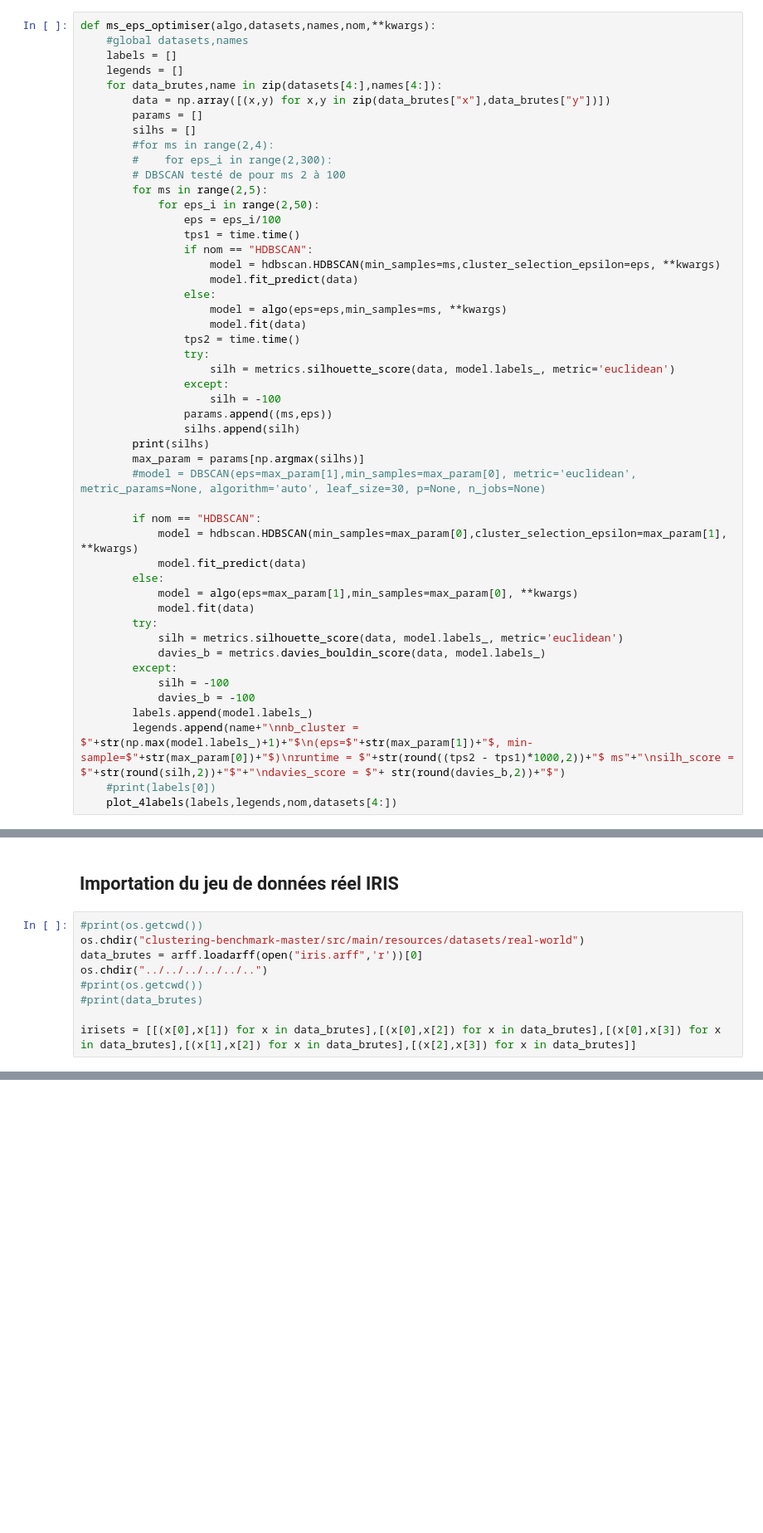
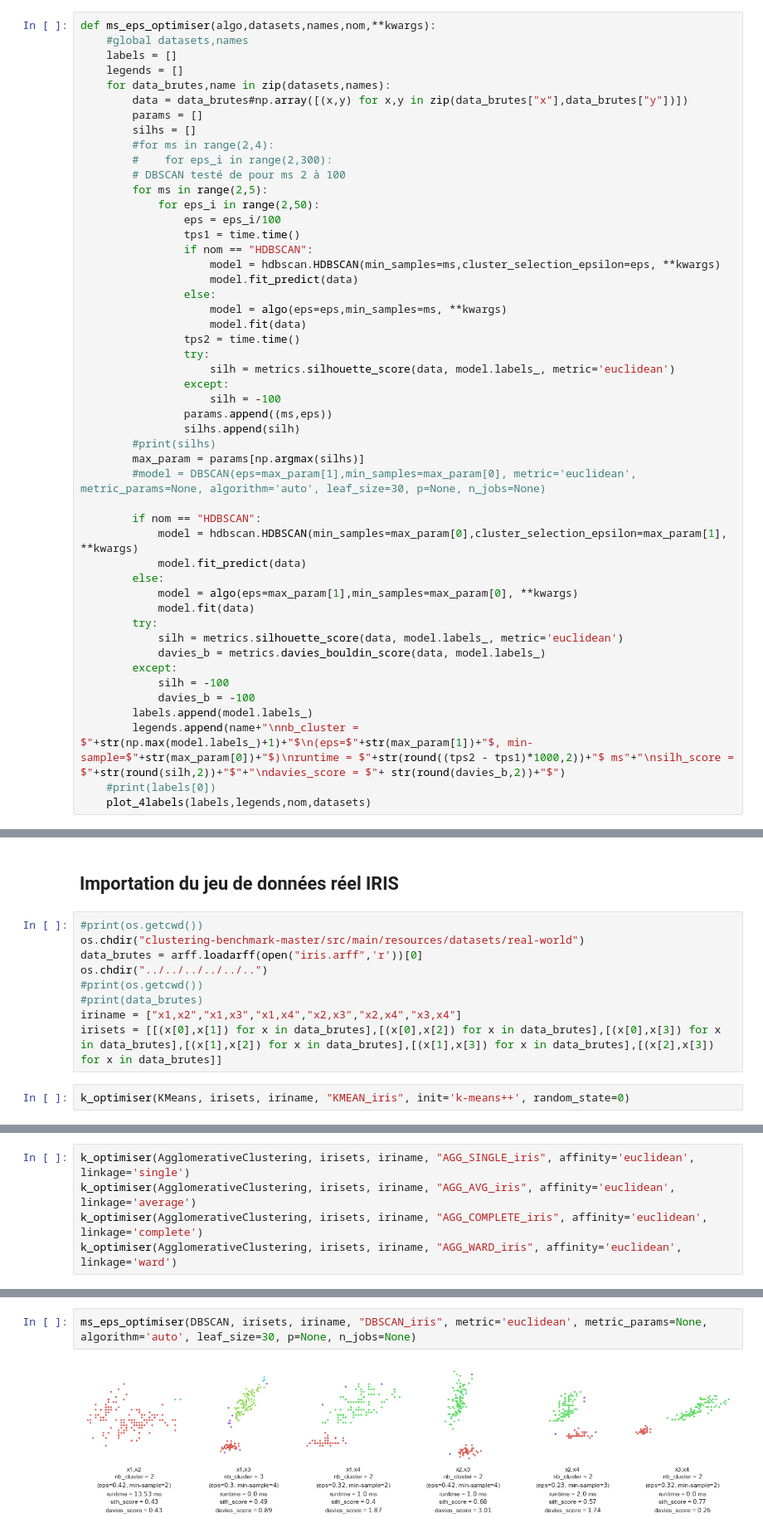
Before and after one commit to usernamedjpris/TP-apprentissage, a Jupyter notebook: IRIS-clustering.ipynb, the cells around one changed output, grey strips where cells are left out. Shown at 83% size. Cells and saved outputs as stored; diff of their text form; blank space fills up the shorter version.

Commit message:
iris dataset testé pour kmeans, agg, dbscan

```diff
--- a/IRIS-clustering.ipynb
+++ b/IRIS-clustering.ipynb
@@ -108,8 +107,8 @@ def ms_eps_optimiser(algo,datasets,names,nom,**kwargs):
     #global datasets,names
     labels = []
     legends = []
-    for data_brutes,name in zip(datasets[4:],names[4:]):
-        data = np.array([(x,y) for x,y in zip(data_brutes["x"],data_brutes["y"])])
+    for data_brutes,name in zip(datasets,names):
+        data = data_brutes#np.array([(x,y) for x,y in zip(data_brutes["x"],data_brutes["y"])])
         params = []
         silhs = []
         #for ms in range(2,4):
@@ -132,7 +131,7 @@ def ms_eps_optimiser(algo,datasets,names,nom,**kwargs):
                     silh = -100
                 params.append((ms,eps))
                 silhs.append(silh)
-        print(silhs)
+        #print(silhs)
         max_param = params[np.argmax(silhs)]
         #model = DBSCAN(eps=max_param[1],min_samples=max_param[0], metric='euclidean', metric_params=None, algorithm='auto', leaf_size=30, p=None, n_jobs=None)
 
@@ -151,7 +150,7 @@ def ms_eps_optimiser(algo,datasets,names,nom,**kwargs):
         labels.append(model.labels_)
         legends.append(name+"\nnb_cluster = $"+str(np.max(model.labels_)+1)+"$\n(eps=$"+str(max_param[1])+"$, min-sample=$"+str(max_param[0])+"$)\nruntime = $"+str(round((tps2 - tps1)*1000,2))+"$ ms"+"\nsilh_score = $"+str(round(silh,2))+"$"+"\ndavies_score = $"+ str(round(davies_b,2))+"$")
     #print(labels[0])
-    plot_4labels(labels,legends,nom,datasets[4:])
+    plot_4labels(labels,legends,nom,datasets)
 # %%
 k_optimiser(KMeans, datasets, names, "KMEAN", init='k-means++', random_state=0)
 # %% [output]
@@ -199,5 +197,7 @@ data_brutes = arff.loadarff(open("iris.arff",'r'))[0]
 os.chdir("../../../../../..")
 #print(os.getcwd())
 #print(data_brutes)
-
-irisets = [[(x[0],x[1]) for x in data_brutes],[(x[0],x[2]) for x in data_brutes],[(x[0],x[3]) for x in data_brutes],[(x[1],x[2]) for x in data_brutes],[(x[2],x[3]) for x in data_brutes]]
+iriname = ["x1,x2","x1,x3","x1,x4","x2,x3","x2,x4","x3,x4"]
+irisets = [[(x[0],x[1]) for x in data_brutes],[(x[0],x[2]) for x in data_brutes],[(x[0],x[3]) for x in data_brutes],[(x[1],x[2]) for x in data_brutes],[(x[1],x[3]) for x in data_brutes],[(x[2],x[3]) for x in data_brutes]]
+# %%
+k_optimiser(KMeans, irisets, iriname, "KMEAN_iris", init='k-means++', random_state=0)
@@ -203,0 +206,5 @@ irisets = [[(x[0],x[1]) for x in data_brutes],[(x[0],x[2]) for x in data_brutes]
+# %%
+k_optimiser(AgglomerativeClustering, irisets, iriname, "AGG_SINGLE_iris", affinity='euclidean', linkage='single')
+k_optimiser(AgglomerativeClustering, irisets, iriname, "AGG_AVG_iris", affinity='euclidean', linkage='average')
+k_optimiser(AgglomerativeClustering, irisets, iriname, "AGG_COMPLETE_iris", affinity='euclidean', linkage='complete')
+k_optimiser(AgglomerativeClustering, irisets, iriname, "AGG_WARD_iris", affinity='euclidean', linkage='ward')
@@ -203,0 +216,4 @@ irisets = [[(x[0],x[1]) for x in data_brutes],[(x[0],x[2]) for x in data_brutes]
+# %%
+ms_eps_optimiser(DBSCAN, irisets, iriname, "DBSCAN_iris", metric='euclidean', metric_params=None, algorithm='auto', leaf_size=30, p=None, n_jobs=None)
+# %% [output]
+[figure, added]
```
Also changed, not shown: parts of 6 cells of this notebook, 7 other files.
